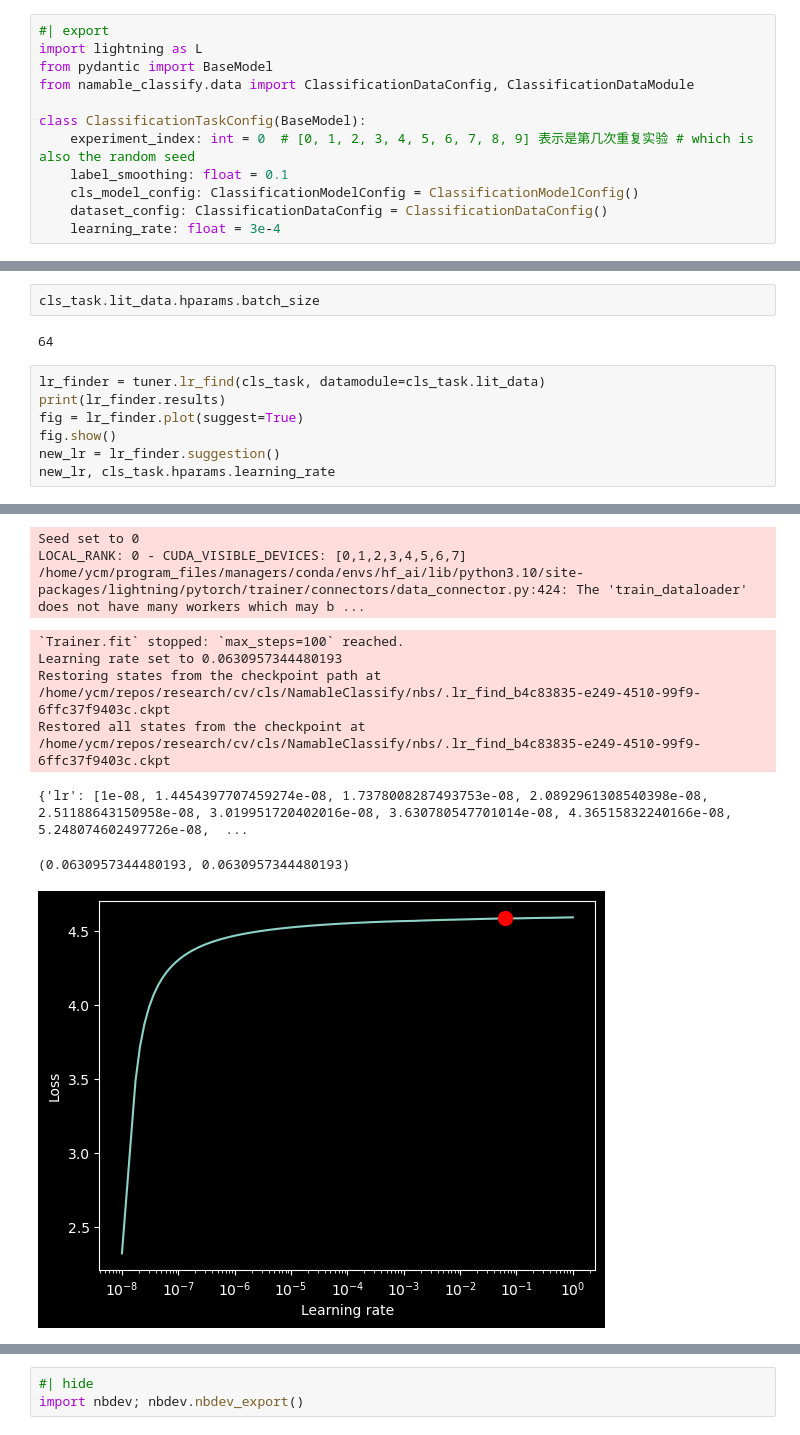
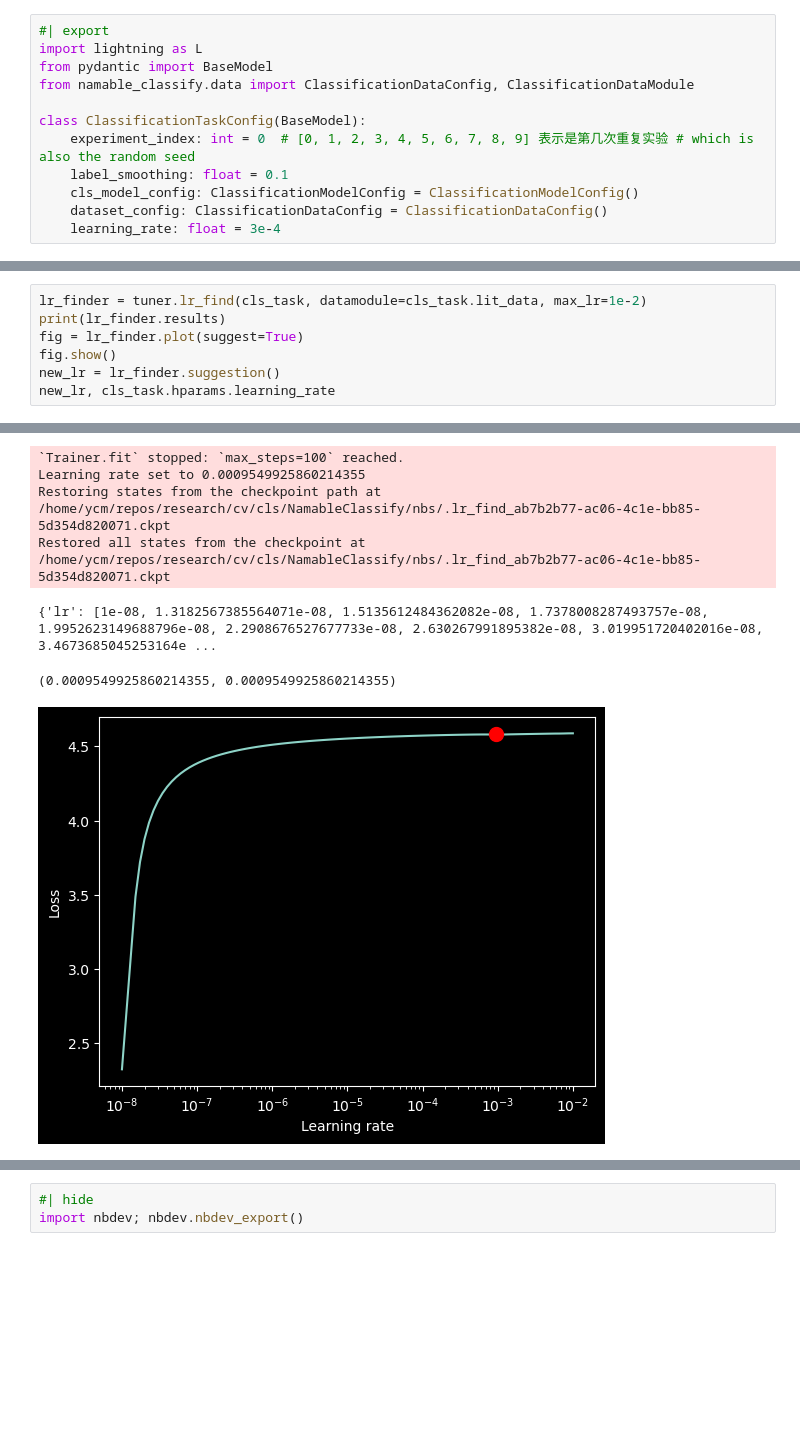
Before and after one commit to 2catycm/NamableClassify, a Jupyter notebook: nbs/00_core.ipynb, the cells around one changed output, grey strips where cells are left out. Cells and saved outputs as stored; diff of their text form; blank space fills up the shorter version.

```diff
--- a/nbs/00_core.ipynb
+++ b/nbs/00_core.ipynb
@@ -198,9 +275,5 @@ Restored all states from the checkpoint at /home/ycm/repos/research/cv/cls/Namab
-# %%
-cls_task.lit_data.hparams.batch_size
-# %% [output]
-64
 # %%
-lr_finder = tuner.lr_find(cls_task, datamodule=cls_task.lit_data)
+lr_finder = tuner.lr_find(cls_task, datamodule=cls_task.lit_data, max_lr=1e-2)
 print(lr_finder.results)
 fig = lr_finder.plot(suggest=True)
 fig.show()
@@ -213,10 +302,7 @@ Files already downloaded and verified
-Seed set to 0
-LOCAL_RANK: 0 - CUDA_VISIBLE_DEVICES: [0,1,2,3,4,5,6,7]
-/home/ycm/program_files/managers/conda/envs/hf_ai/lib/python3.10/site-packages/lightning/pytorch/trainer/connectors/data_connector.py:424: The 'train_dataloader' does not have many workers which may b ...
+`Trainer.fit` stopped: `max_steps=100` reached.
+Learning rate set to 0.0009549925860214355
+Restoring states from the checkpoint path at /home/ycm/repos/research/cv/cls/NamableClassify/nbs/.lr_find_ab7b2b77-ac06-4c1e-bb85-5d354d820071.ckpt
+Restored all states from the checkpoint at /home/ycm/repos/research/cv/cls/NamableClassify/nbs/.lr_find_ab7b2b77-ac06-4c1e-bb85-5d354d820071.ckpt
-`Trainer.fit` stopped: `max_steps=100` reached.
-Learning rate set to 0.0630957344480193
-Restoring states from the checkpoint path at /home/ycm/repos/research/cv/cls/NamableClassify/nbs/.lr_find_b4c83835-e249-4510-99f9-6ffc37f9403c.ckpt
-Restored all states from the checkpoint at /home/ycm/repos/research/cv/cls/NamableClassify/nbs/.lr_find_b4c83835-e249-4510-99f9-6ffc37f9403c.ckpt
+{'lr': [1e-08, 1.3182567385564071e-08, 1.5135612484362082e-08, 1.7378008287493757e-08, 1.9952623149688796e-08, 2.2908676527677733e-08, 2.630267991895382e-08, 3.019951720402016e-08, 3.4673685045253164e ...
-{'lr': [1e-08, 1.4454397707459274e-08, 1.7378008287493753e-08, 2.0892961308540398e-08, 2.51188643150958e-08, 3.019951720402016e-08, 3.630780547701014e-08, 4.36515832240166e-08, 5.248074602497726e-08,  ...
+(0.0009549925860214355, 0.0009549925860214355)
-(0.0630957344480193, 0.0630957344480193)
-[figure, old version]
+[figure, new version]
```
Also changed, not shown: parts of 15 cells of this notebook, 8 other files.
